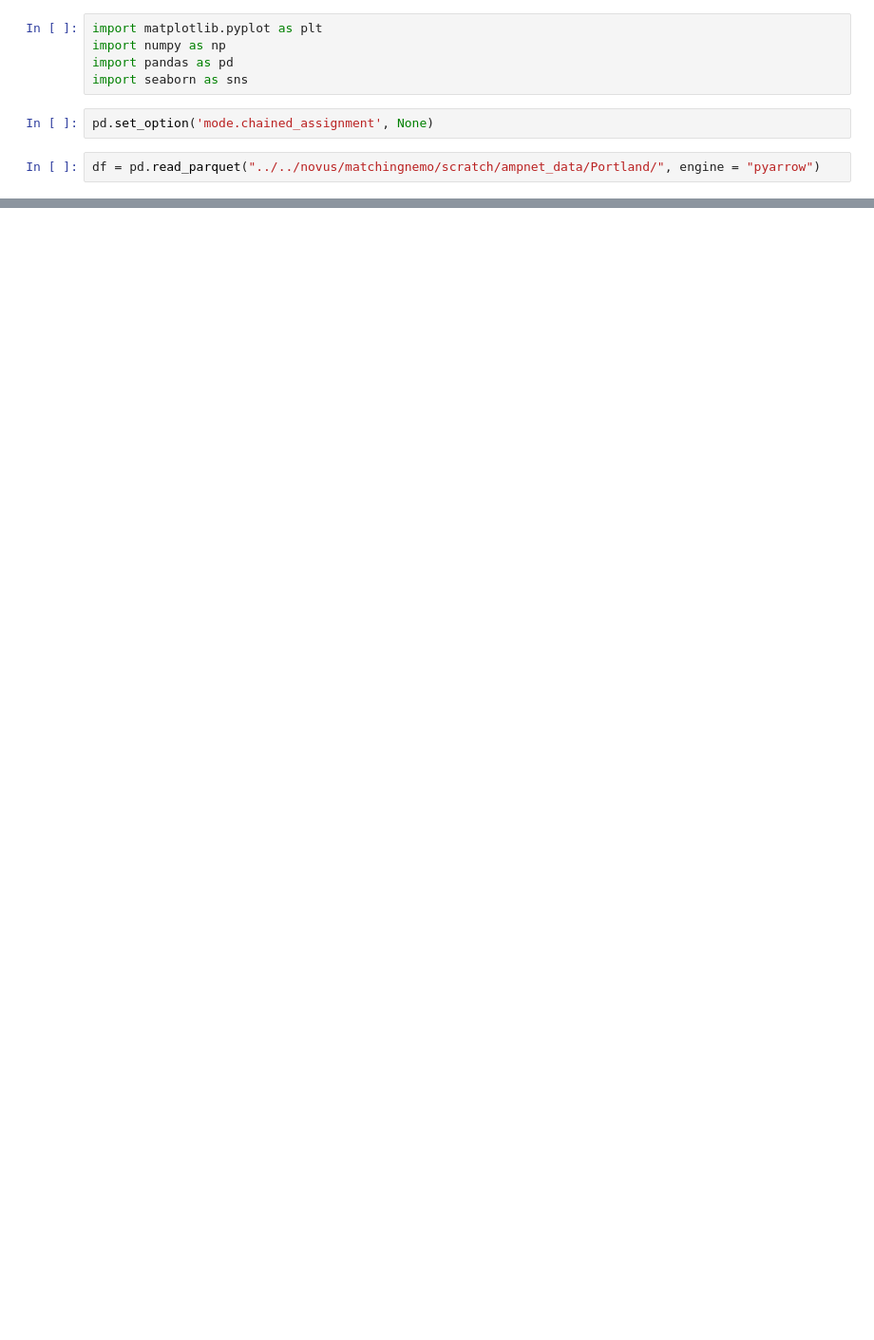
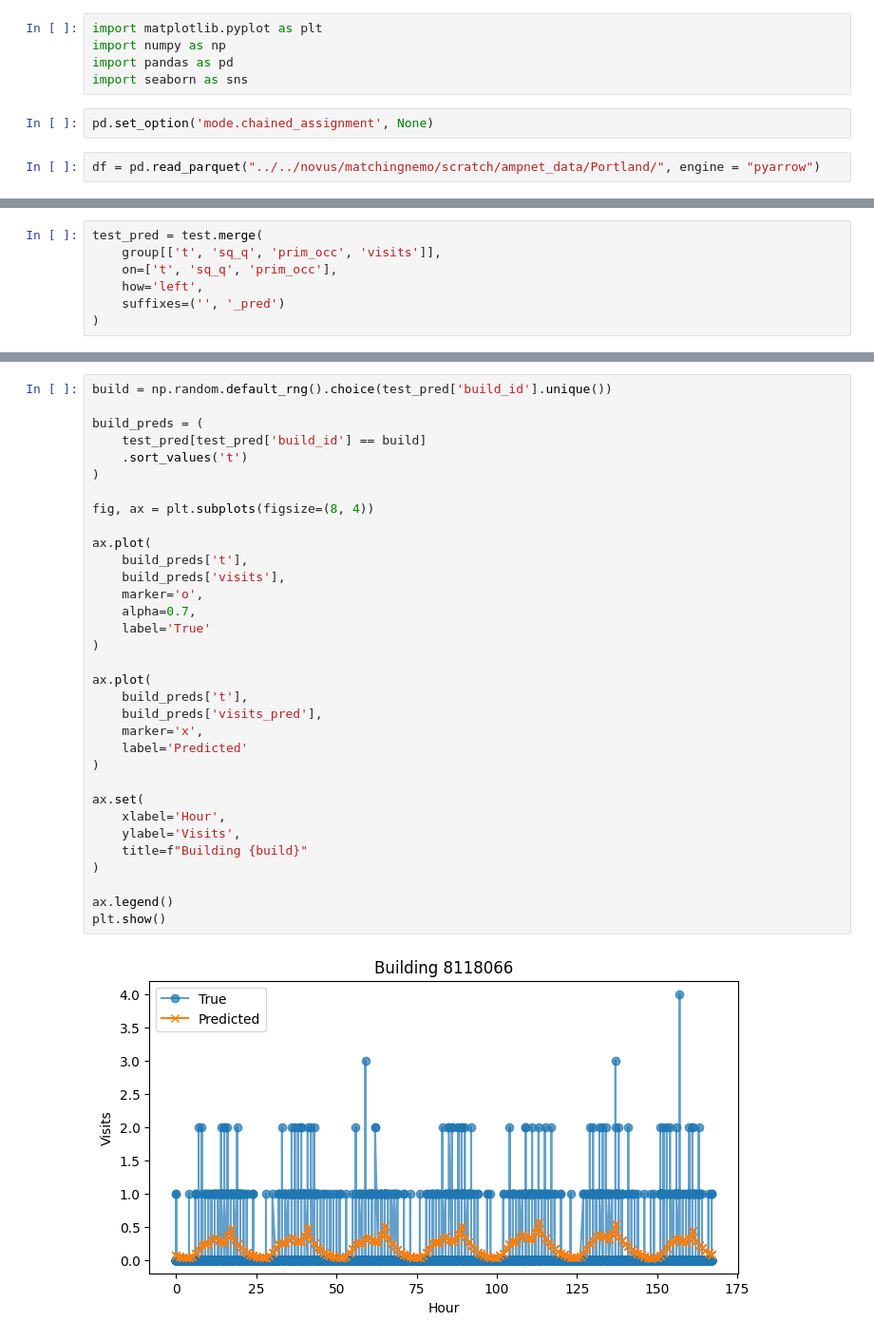
Before and after one commit to BenjaminDalziel/ampnet, a Jupyter notebook: code/marginal.ipynb, the cells around one changed output, grey strips where cells are left out. Shown at 95% size. Cells and saved outputs as stored; diff of their text form; blank space fills up the shorter version.

```diff
--- a/code/marginal.ipynb
+++ b/code/marginal.ipynb
@@ -74,0 +99,7 @@ dat[dat.duplicated(['build_id', 't'], keep=False)]
+# %%
+test_pred = test.merge(
+    group[['t', 'sq_q', 'prim_occ', 'visits']],
+    on=['t', 'sq_q', 'prim_occ'],
+    how='left',
+    suffixes=('', '_pred')
+)
@@ -74,0 +122,35 @@ dat[dat.duplicated(['build_id', 't'], keep=False)]
+# %%
+build = np.random.default_rng().choice(test_pred['build_id'].unique())
+
+build_preds = (
+    test_pred[test_pred['build_id'] == build]
+    .sort_values('t')
+)
+
+fig, ax = plt.subplots(figsize=(8, 4))
+
+ax.plot(
+    build_preds['t'],
+    build_preds['visits'],
+    marker='o',
+    alpha=0.7,
+    label='True'
+)
+
+ax.plot(
+    build_preds['t'],
+    build_preds['visits_pred'],
+    marker='x',
+    label='Predicted'
+)
+
+ax.set(
+    xlabel='Hour',
+    ylabel='Visits',
+    title=f"Building {build}"
+)
+
+ax.legend()
+plt.show()
+# %% [output]
+[figure, added]
```
Also changed, not shown: parts of 14 cells of this notebook, 1 other file.
